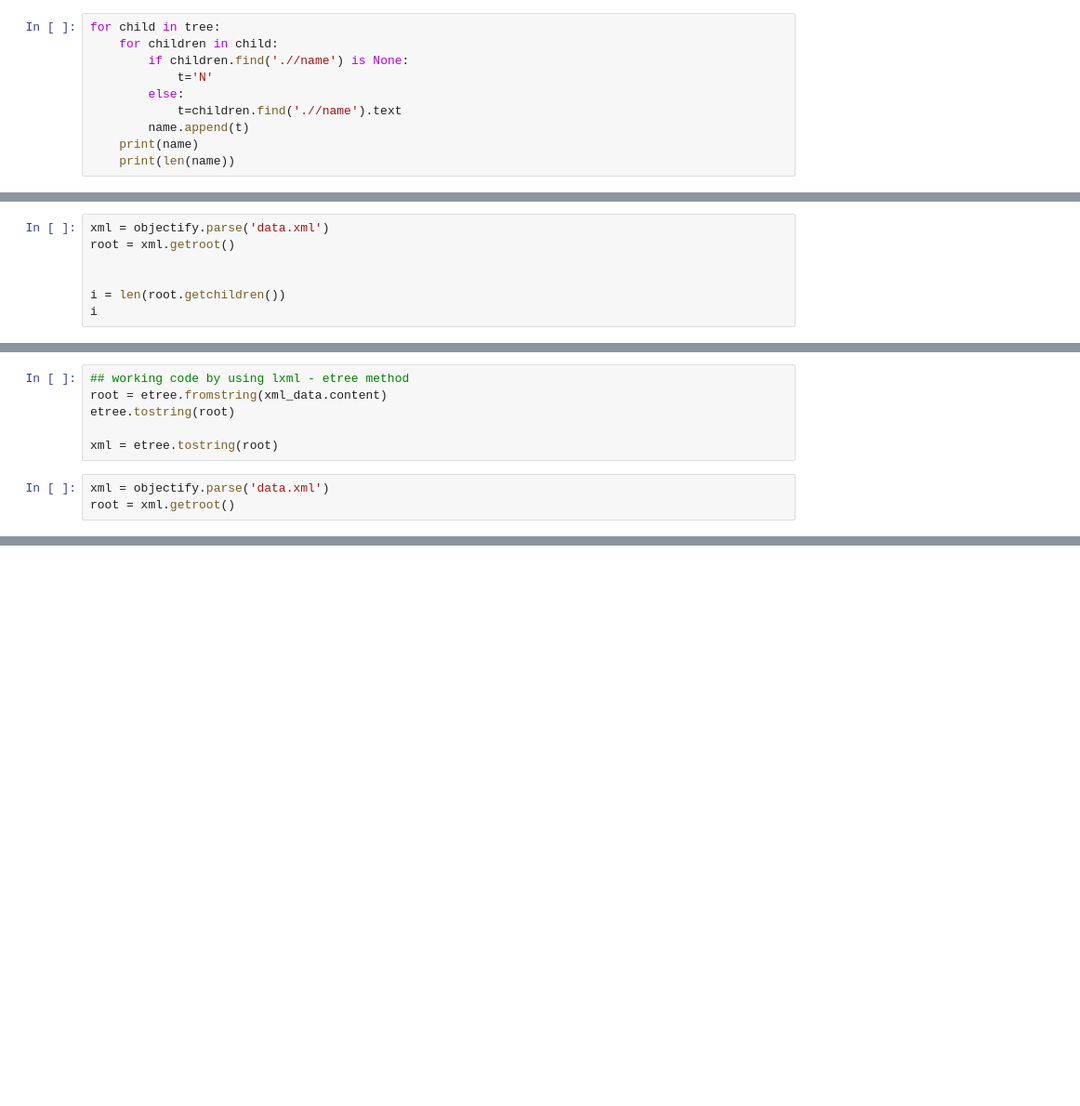
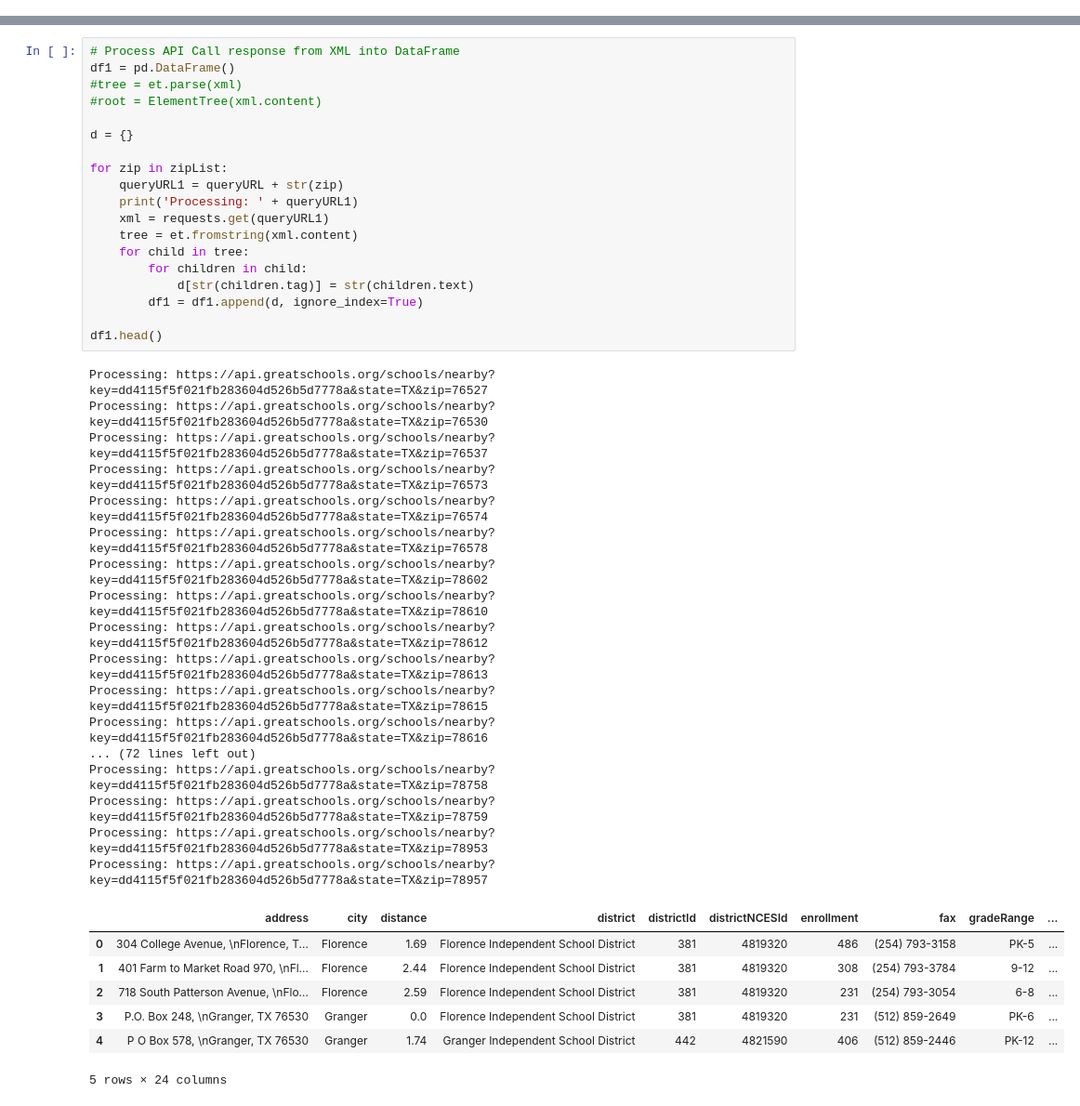
Before and after one commit to wenbin-billy-zhao/Great-School-API-Python, a Jupyter notebook: Great-School-API-ETL.ipynb, the cells around one changed output, grey strips where cells are left out. Shown at 93% size. Saved outputs shown, nothing was run; the diff lists cells and outputs as text; blank space fills up the shorter version.

```diff
--- a/Great-School-API-ETL.ipynb
+++ b/Great-School-API-ETL.ipynb
@@ -66,10 +29,0 @@ rating = ['rating']
-# %%
-for child in tree:
-    for children in child:
-        if children.find('.//name') is None:
-            t='N'
-        else:
-            t=children.find('.//name').text
-        name.append(t)
-    print(name)
-    print(len(name))
@@ -84,7 +29,0 @@ df.head(20)
-# %%
-xml = objectify.parse('data.xml')
-root = xml.getroot()
-
-
-i = len(root.getchildren())
-i
@@ -104,9 +29,0 @@ etree.tostring(root)
-# %%
-## working code by using lxml - etree method
-root = etree.fromstring(xml_data.content)
-etree.tostring(root)
-
-xml = etree.tostring(root)
-# %%
-xml = objectify.parse('data.xml')
-root = xml.getroot()
@@ -157,0 +30,44 @@ df.head()
+# %%
+# Process API Call response from XML into DataFrame
+df1 = pd.DataFrame()
+#tree = et.parse(xml)
+#root = ElementTree(xml.content)
+
+d = {}
+
+for zip in zipList:
+    queryURL1 = queryURL + str(zip)
+    print('Processing: ' + queryURL1)
+    xml = requests.get(queryURL1)
+    tree = et.fromstring(xml.content)
+    for child in tree:
+        for children in child:
+            d[str(children.tag)] = str(children.text)
+        df1 = df1.append(d, ignore_index=True)
+
+df1.head()
+# %% [output]
+Processing: https://api.greatschools.org/schools/nearby?key=dd4115f5f021fb283604d526b5d7778a&state=TX&zip=76527
+Processing: https://api.greatschools.org/schools/nearby?key=dd4115f5f021fb283604d526b5d7778a&state=TX&zip=76530
+Processing: https://api.greatschools.org/schools/nearby?key=dd4115f5f021fb283604d526b5d7778a&state=TX&zip=76537
+Processing: https://api.greatschools.org/schools/nearby?key=dd4115f5f021fb283604d526b5d7778a&state=TX&zip=76573
+Processing: https://api.greatschools.org/schools/nearby?key=dd4115f5f021fb283604d526b5d7778a&state=TX&zip=76574
+Processing: https://api.greatschools.org/schools/nearby?key=dd4115f5f021fb283604d526b5d7778a&state=TX&zip=76578
+Processing: https://api.greatschools.org/schools/nearby?key=dd4115f5f021fb283604d526b5d7778a&state=TX&zip=78602
+Processing: https://api.greatschools.org/schools/nearby?key=dd4115f5f021fb283604d526b5d7778a&state=TX&zip=78610
+Processing: https://api.greatschools.org/schools/nearby?key=dd4115f5f021fb283604d526b5d7778a&state=TX&zip=78612
+Processing: https://api.greatschools.org/schools/nearby?key=dd4115f5f021fb283604d526b5d7778a&state=TX&zip=78613
+Processing: https://api.greatschools.org/schools/nearby?key=dd4115f5f021fb283604d526b5d7778a&state=TX&zip=78615
+Processing: https://api.greatschools.org/schools/nearby?key=dd4115f5f021fb283604d526b5d7778a&state=TX&zip=78616
+... (72 lines left out)
+Processing: https://api.greatschools.org/schools/nearby?key=dd4115f5f021fb283604d526b5d7778a&state=TX&zip=78758
+Processing: https://api.greatschools.org/schools/nearby?key=dd4115f5f021fb283604d526b5d7778a&state=TX&zip=78759
+Processing: https://api.greatschools.org/schools/nearby?key=dd4115f5f021fb283604d526b5d7778a&state=TX&zip=78953
+Processing: https://api.greatschools.org/schools/nearby?key=dd4115f5f021fb283604d526b5d7778a&state=TX&zip=78957
+|  | address | city | distance | district | districtId | districtNCESId | enrollment | fax | gradeRange | ... |
+| 0 | 304 College Avenue, \nFlorence, T... | Florence | 1.69 | Florence Independent School District | 381 | 4819320 | 486 | (254) 793-3158 | PK-5 | ... |
+| 1 | 401 Farm to Market Road 970, \nFl... | Florence | 2.44 | Florence Independent School District | 381 | 4819320 | 308 | (254) 793-3784 | 9-12 | ... |
+| 2 | 718 South Patterson Avenue, \nFlo... | Florence | 2.59 | Florence Independent School District | 381 | 4819320 | 231 | (254) 793-3054 | 6-8 | ... |
+| 3 | P.O. Box 248, \nGranger, TX 76530 | Granger | 0.0 | Florence Independent School District | 381 | 4819320 | 231 | (512) 859-2649 | PK-6 | ... |
+| 4 | P O Box 578, \nGranger, TX 76530 | Granger | 1.74 | Granger Independent School District | 442 | 4821590 | 406 | (512) 859-2446 | PK-12 | ... |
+5 rows × 24 columns
```
Also changed, not shown: parts of 22 cells of this notebook, 4 other files.
